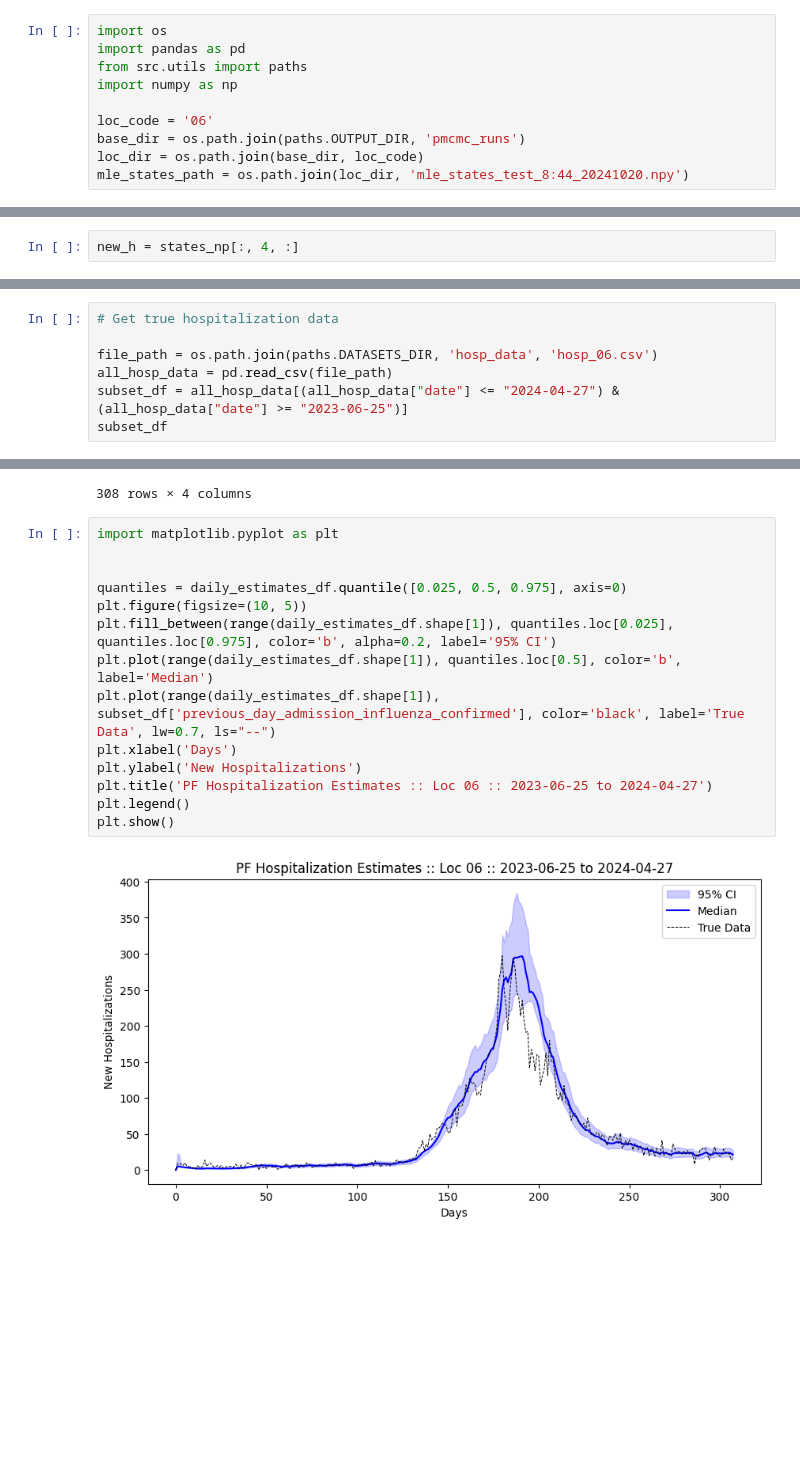
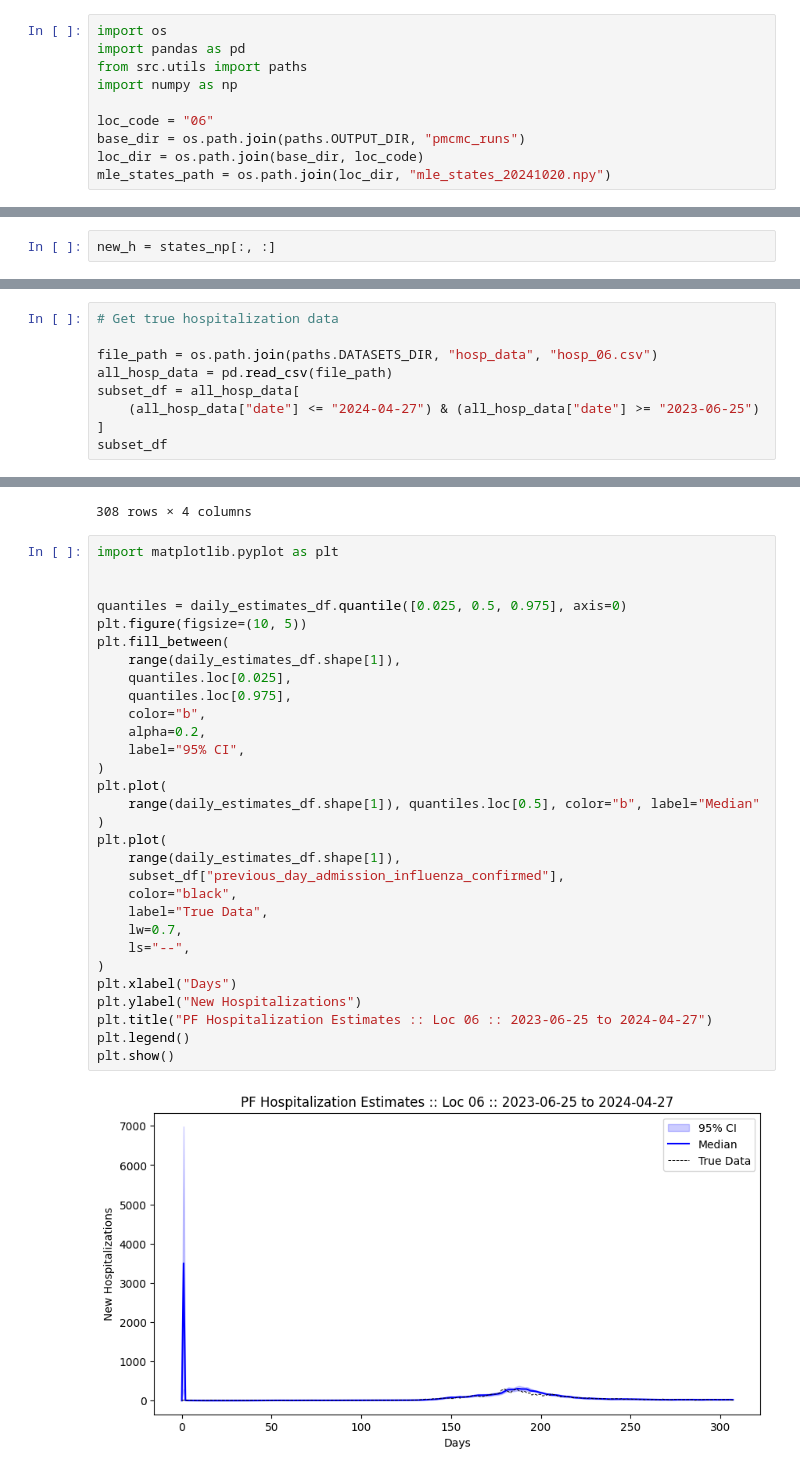
Before and after one commit to atiumcache/pmcmc_forecast, a Jupyter notebook: notebooks/20241019_test_stochastic_fix.ipynb, the cells around one changed output, grey strips where cells are left out. Drawn from its saved outputs; the diff is of its cells as text; blank space fills up the shorter version.

```diff
--- a/notebooks/20241019_test_stochastic_fix.ipynb
+++ b/notebooks/20241019_test_stochastic_fix.ipynb
@@ -22,14 +22,14 @@ import pandas as pd
 from src.utils import paths
 import numpy as np
 
-loc_code = '06'
-base_dir = os.path.join(paths.OUTPUT_DIR, 'pmcmc_runs')
+loc_code = "06"
+base_dir = os.path.join(paths.OUTPUT_DIR, "pmcmc_runs")
 loc_dir = os.path.join(base_dir, loc_code)
-mle_states_path = os.path.join(loc_dir, 'mle_states_test_8:44_20241020.npy')
+mle_states_path = os.path.join(loc_dir, "mle_states_20241020.npy")
 # %%
 states_np = np.load(mle_states_path)
 # %%
-new_h = states_np[:, 4, :]
+new_h = states_np[:, :]
 # %%
 new_h_df = pd.DataFrame(data=new_h)
 # %%
@@ -53,9 +53,11 @@ daily_estimates_df = new_h_df
 # %%
 # Get true hospitalization data
 
-file_path = os.path.join(paths.DATASETS_DIR, 'hosp_data', 'hosp_06.csv')
+file_path = os.path.join(paths.DATASETS_DIR, "hosp_data", "hosp_06.csv")
 all_hosp_data = pd.read_csv(file_path)
-subset_df = all_hosp_data[(all_hosp_data["date"] <= "2024-04-27") & (all_hosp_data["date"] >= "2023-06-25")]
+subset_df = all_hosp_data[
+    (all_hosp_data["date"] <= "2024-04-27") & (all_hosp_data["date"] >= "2023-06-25")
+]
 subset_df
 # %% [output]
 |  | Unnamed: 0 | date | state | previous_day_admission_influenza_... |
@@ -74,17 +76,33 @@ subset_df
 # %%
 import matplotlib.pyplot as plt
 
 
 quantiles = daily_estimates_df.quantile([0.025, 0.5, 0.975], axis=0)
 plt.figure(figsize=(10, 5))
-plt.fill_between(range(daily_estimates_df.shape[1]), quantiles.loc[0.025], quantiles.loc[0.975], color='b', alpha=0.2, label='95% CI')
-plt.plot(range(daily_estimates_df.shape[1]), quantiles.loc[0.5], color='b', label='Median')
-plt.plot(range(daily_estimates_df.shape[1]), subset_df['previous_day_admission_influenza_confirmed'], color='black', label='True Data', lw=0.7, ls="--")
-plt.xlabel('Days')
-plt.ylabel('New Hospitalizations')
-plt.title('PF Hospitalization Estimates :: Loc 06 :: 2023-06-25 to 2024-04-27')
+plt.fill_between(
+    range(daily_estimates_df.shape[1]),
+    quantiles.loc[0.025],
+    quantiles.loc[0.975],
+    color="b",
+    alpha=0.2,
+    label="95% CI",
+)
+plt.plot(
+    range(daily_estimates_df.shape[1]), quantiles.loc[0.5], color="b", label="Median"
+)
+plt.plot(
+    range(daily_estimates_df.shape[1]),
+    subset_df["previous_day_admission_influenza_confirmed"],
+    color="black",
+    label="True Data",
+    lw=0.7,
+    ls="--",
+)
+plt.xlabel("Days")
+plt.ylabel("New Hospitalizations")
+plt.title("PF Hospitalization Estimates :: Loc 06 :: 2023-06-25 to 2024-04-27")
 plt.legend()
 plt.show()
 # %% [output]
-[figure, old version]
+[figure, new version]
 # %%
```
Also changed, not shown: parts of 5 cells of this notebook, 19 other files.
